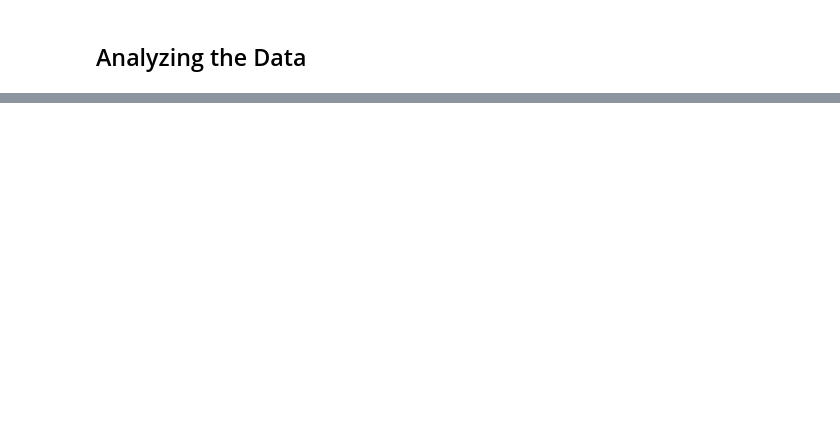
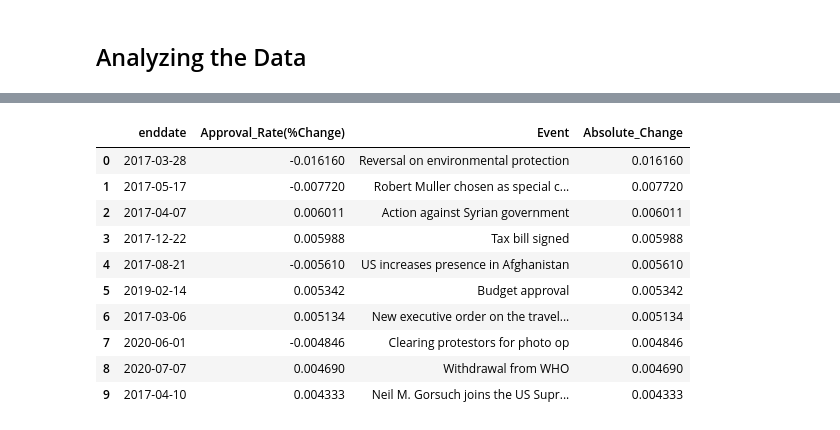
Before and after one commit to anthonyp16/President_Approval_Rate, a Jupyter notebook: Analysis.ipynb, the cells around one changed output, grey strips where cells are left out. Cells and saved outputs as stored; diff of their text form; code cells hidden in the pictures; blank space fills up the shorter version.

```diff
--- a/Analysis.ipynb
+++ b/Analysis.ipynb
@@ -152,7 +217,8 @@ plt.axvline(x=['2017-01-20'], linestyle='--', color='black', alpha=0.3)
 df_pct_change = df_rate
 
 df_pct_change = df_pct_change.pct_change().dropna()
+df_pct_change = df_pct_change.rename(columns={'Approval_Rate': 'Approval_Rate(%Change)'})
 df_pct_change = pd.merge(df_pct_change, df_ev, left_index=True, right_index=True).reset_index().dropna()
 
 
-df_pct_change.head()
+df_pct_change
@@ -159,5 +239,17 @@ df_pct_change.head()
 # %%
-df_pct_change_top = df_pct_change.sort_values(by='Approval_Rate', key=abs, ascending=False, ignore_index=True)
-df_pct_change_top['Absolute_Change'] = df_pct_change_top['Approval_Rate'].abs()
+df_pct_change_top = df_pct_change.sort_values(by='Approval_Rate(%Change)', key=abs, ascending=False, ignore_index=True)
+df_pct_change_top['Absolute_Change'] = df_pct_change_top['Approval_Rate(%Change)'].abs()
 df_pct_change_top = df_pct_change_top[:10]
 df_pct_change_top
+# %% [output]
+|  | enddate | Approval_Rate(%Change) | Event | Absolute_Change |
+| 0 | 2017-03-28 | -0.016160 | Reversal on environmental protection | 0.016160 |
+| 1 | 2017-05-17 | -0.007720 | Robert Muller chosen as special c... | 0.007720 |
+| 2 | 2017-04-07 | 0.006011 | Action against Syrian government | 0.006011 |
+| 3 | 2017-12-22 | 0.005988 | Tax bill signed | 0.005988 |
+| 4 | 2017-08-21 | -0.005610 | US increases presence in Afghanistan | 0.005610 |
+| 5 | 2019-02-14 | 0.005342 | Budget approval | 0.005342 |
+| 6 | 2017-03-06 | 0.005134 | New executive order on the travel... | 0.005134 |
+| 7 | 2020-06-01 | -0.004846 | Clearing protestors for photo op | 0.004846 |
+| 8 | 2020-07-07 | 0.004690 | Withdrawal from WHO | 0.004690 |
+| 9 | 2017-04-10 | 0.004333 | Neil M. Gorsuch joins the US Supr... | 0.004333 |
```
Also changed, not shown: parts of 16 cells of this notebook.
